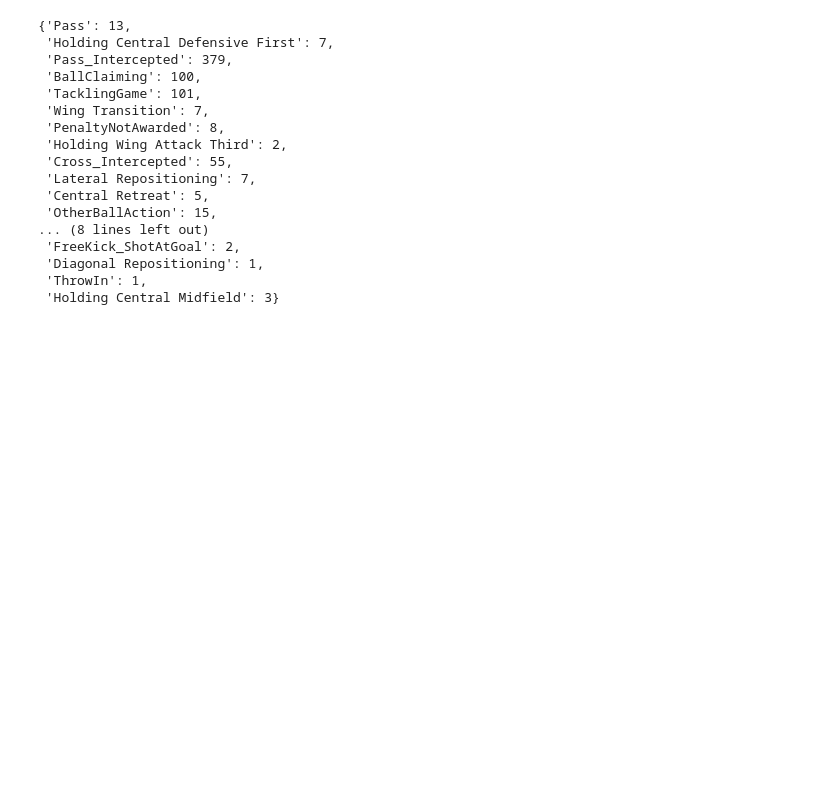
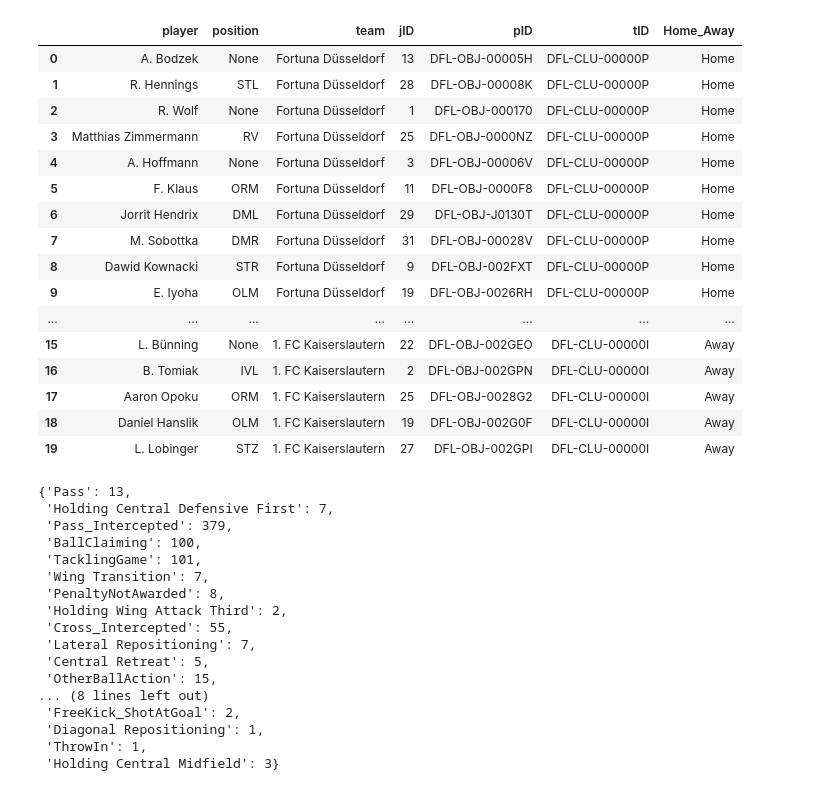
Before and after one commit to VitoChan01/Soccer, a Jupyter notebook: IDSSE_notebooks/IDSSE_OCEL_simplified.ipynb, the cells around one changed output. Saved outputs shown, nothing was run; the diff lists cells and outputs as text; code cells hidden in the pictures; blank space fills up the shorter version.

```diff
--- a/IDSSE_notebooks/IDSSE_OCEL_simplified.ipynb
+++ b/IDSSE_notebooks/IDSSE_OCEL_simplified.ipynb
@@ -17,8 +17,8 @@ from pm4py.visualization.dfg.variants import timeline as timeline_gviz_generator
 from pm4py.visualization.dfg import visualizer as dfg_visualizer
 # %%
 path='data/28196177'
-#games=get_games(path)
-games=['J03WQQ', 'J03WR9', 'J03WPY', 'J03WOH', 'J03WOY']#Fortuna Düsseldorf
+games=get_games(path)
+#games=['J03WQQ', 'J03WR9', 'J03WPY', 'J03WOH', 'J03WOY']#Fortuna Düsseldorf
 #games=['J03WQQ', 'J03WOH', 'J03WOY']#Fortuna Düsseldorf, won games
 #games=['J03WR9', 'J03WPY']#Fortuna Düsseldorf lost game
 GD=[]
@@ -57,3 +48,15 @@ for Game in games:
         GD_loaded = pickle.load(f)
     all_games.append(GD_loaded.events)
 allgame_df=pd.concat(all_games).sort_values('time:timestamp').reset_index(drop=True)
+# %%
+games=['J03WQQ'], 'J03WR9', 'J03WPY', 'J03WOH', 'J03WOY']#Fortuna Düsseldorf
+#games=['J03WQQ', 'J03WOH', 'J03WOY']#Fortuna Düsseldorf, won games
+#games=['J03WR9', 'J03WPY']#Fortuna Düsseldorf lost game
+all_games=[]
+for Game in games:
+    with open(os.path.join('output','output_pkl',f"GameData_{Game}_simplified_teamed_epos.pkl"), "rb") as f:
+        GD_loaded = pickle.load(f)
+    df= GD_loaded.events
+    df['pteam'] = df['Player'].apply(lambda pid: utils.get_teamside_from_pID(pid, GD_loaded.team_sheets_df) if pd.notnull(pid) else None)
+    all_games.append(df)
+allgame_df=pd.concat(all_games).sort_values('time:timestamp').reset_index(drop=True)
@@ -60,3 +80,30 @@ allgame_df=pd.concat(all_games).sort_values('time:timestamp').reset_index(drop=T
+# %%
+#games=['J03WQQ']#, 'J03WR9', 'J03WPY', 'J03WOH', 'J03WOY']#Fortuna Düsseldorf
+#games=['J03WQQ', 'J03WOH', 'J03WOY']#Fortuna Düsseldorf, won games
+# games=['J03WR9']#, 'J03WPY']#Fortuna Düsseldorf lost game
+# all_games=[]
+# for Game in games:
+#     with open(os.path.join('output','output_pkl',f"GameData_{Game}_simplified_teamed_epos.pkl"), "rb") as f:
+#         GD_loaded = pickle.load(f)
+GD_loaded.team_sheets_df#.query('tID=="DFL-OBJ-00017G"')
+# %% [output]
+|  | player | position | team | jID | pID | tID | Home_Away |
+| 0 | A. Bodzek | None | Fortuna Düsseldorf | 13 | DFL-OBJ-00005H | DFL-CLU-00000P | Home |
+| 1 | R. Hennings | STL | Fortuna Düsseldorf | 28 | DFL-OBJ-00008K | DFL-CLU-00000P | Home |
+| 2 | R. Wolf | None | Fortuna Düsseldorf | 1 | DFL-OBJ-000170 | DFL-CLU-00000P | Home |
+| 3 | Matthias Zimmermann | RV | Fortuna Düsseldorf | 25 | DFL-OBJ-0000NZ | DFL-CLU-00000P | Home |
+| 4 | A. Hoffmann | None | Fortuna Düsseldorf | 3 | DFL-OBJ-00006V | DFL-CLU-00000P | Home |
+| 5 | F. Klaus | ORM | Fortuna Düsseldorf | 11 | DFL-OBJ-0000F8 | DFL-CLU-00000P | Home |
+| 6 | Jorrit Hendrix | DML | Fortuna Düsseldorf | 29 | DFL-OBJ-J0130T | DFL-CLU-00000P | Home |
+| 7 | M. Sobottka | DMR | Fortuna Düsseldorf | 31 | DFL-OBJ-00028V | DFL-CLU-00000P | Home |
+| 8 | Dawid Kownacki | STR | Fortuna Düsseldorf | 9 | DFL-OBJ-002FXT | DFL-CLU-00000P | Home |
+| 9 | E. Iyoha | OLM | Fortuna Düsseldorf | 19 | DFL-OBJ-0026RH | DFL-CLU-00000P | Home |
+| ... | ... | ... | ... | ... | ... | ... | ... |
+| 15 | L. Bünning | None | 1. FC Kaiserslautern | 22 | DFL-OBJ-002GEO | DFL-CLU-00000I | Away |
+| 16 | B. Tomiak | IVL | 1. FC Kaiserslautern | 2 | DFL-OBJ-002GPN | DFL-CLU-00000I | Away |
+| 17 | Aaron Opoku | ORM | 1. FC Kaiserslautern | 25 | DFL-OBJ-0028G2 | DFL-CLU-00000I | Away |
+| 18 | Daniel Hanslik | OLM | 1. FC Kaiserslautern | 19 | DFL-OBJ-002G0F | DFL-CLU-00000I | Away |
+| 19 | L. Lobinger | STZ | 1. FC Kaiserslautern | 27 | DFL-OBJ-002GPI | DFL-CLU-00000I | Away |
 # %%
 from pm4py.statistics.start_activities.log import get as start_get
 from pm4py.statistics.end_activities.log import get as end_get
```
Also changed, not shown: parts of 5 cells of this notebook, 5 other files.
